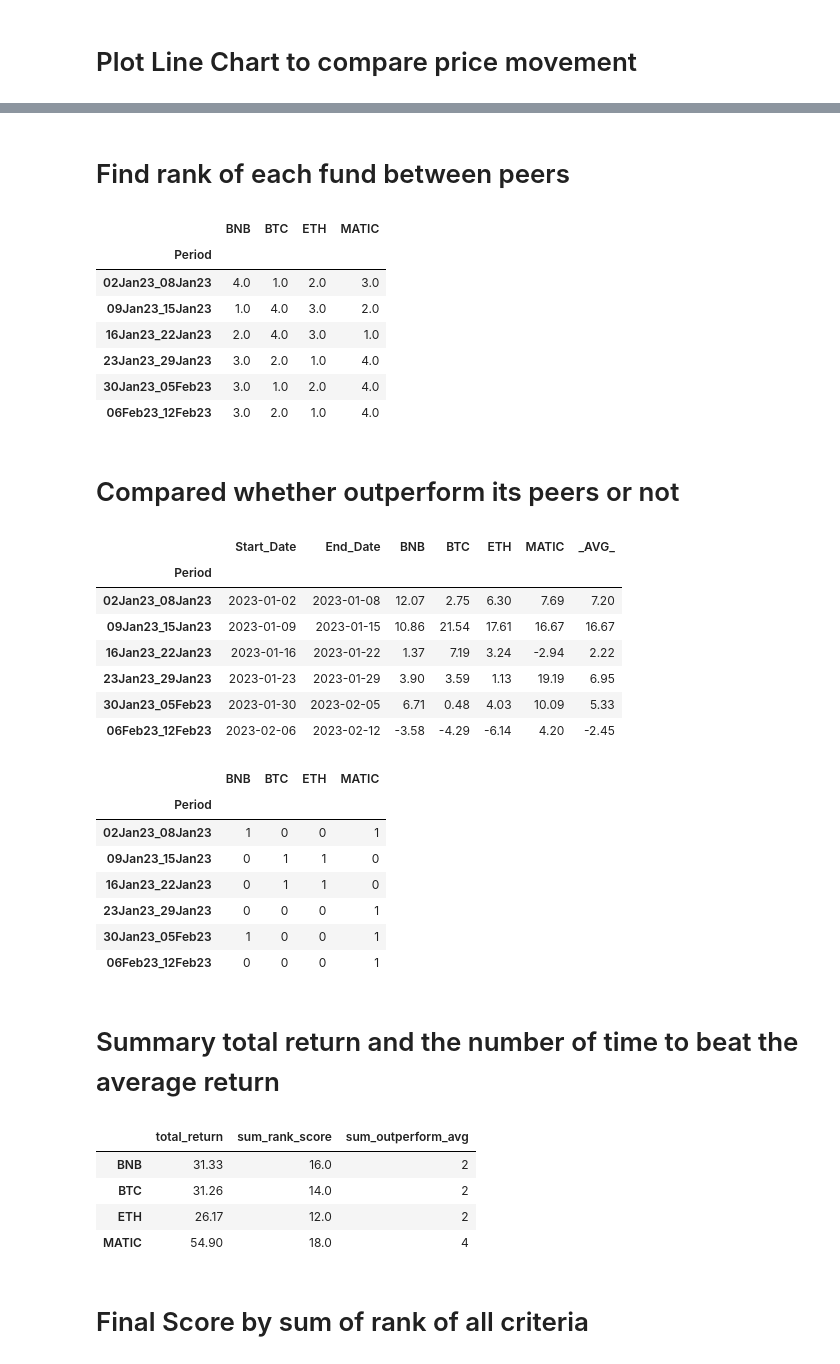
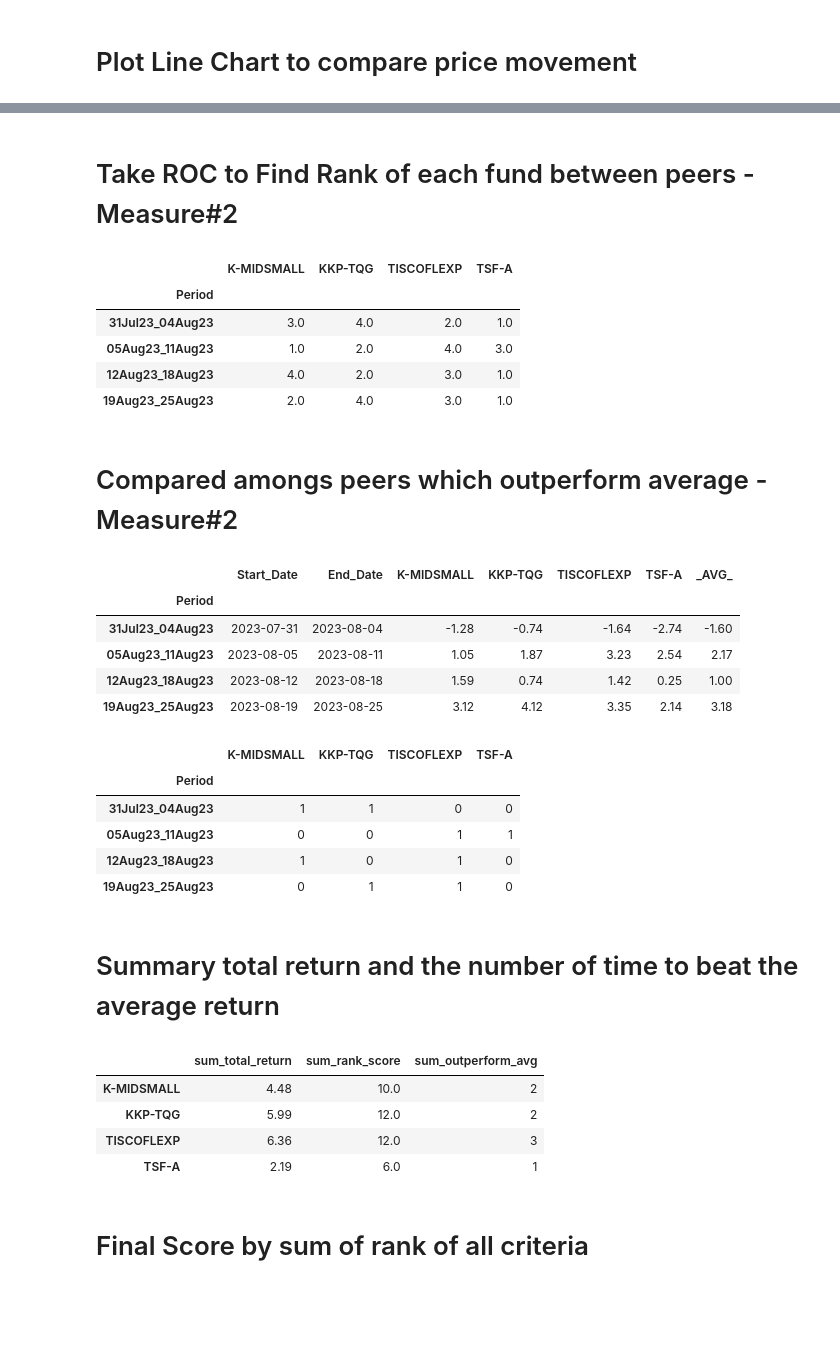
Before and after one commit to technqvi/FinQuant, a Jupyter notebook: AssetV2-Mini-ComparePerf.ipynb, the cells around one changed output, grey strips where cells are left out. Saved outputs shown, nothing was run; the diff lists cells and outputs as text; code cells hidden in the pictures; blank space fills up the shorter version.

```diff
--- a/AssetV2-Mini-ComparePerf.ipynb
+++ b/AssetV2-Mini-ComparePerf.ipynb
@@ -15,17 +16,17 @@ import seaborn
 
 isPy=False
 # %%
-from_str='2023-01-02'
-to_str='2023-02-12'
-feq ='W-SUN'  # support month=M,quater=Q,year=Y
-
+from_str='2023-0-31'
+to_str='2023-08-25'
+feq ='W-FRI'  # support month=M,quater=Q,year=Y
+# feq ='M'
 isPrintEcahPeriod=True
 removeList =[]
 # removeList = ['KKP-TQG', 'KFTHAISM']
 
 #data_file=data_path=r"D:\PythonDev\MyQuantFinProject\Data\TiscoThai_y20t22.csv"
-data_path=r"D:\PythonDev\MyQuantFinProject\Data"
-data_file=os.path.join(data_path,"4MyCrypto_Y23.csv")
+data_path=r"D:\PythonDev\MyQuantFinProject\data"
+data_file=os.path.join(data_path,"4thai-small_may-aug23.csv")
 
 report_path="D:\PythonDev\MyQuantFinProject\Data\Report"
 # %%
@@ -467,5 +424,5 @@ Add column by each ROC of symbol
 # %% [markdown]
-# Find rank of each fund between peers
+# Take ROC to Find Rank of each fund between peers  - Measure#2
 # %%
 def find_rank(fund_temp,list_fundX,FinalRank_ColName):
     fundPerfRank=fund_temp[list_fundX]
@@ -482,27 +439,23 @@ fundRank_df=find_rank(fundPerfByPeriod_df[list_fund_name],list_fund_name,rankCol
 fundRank_df=fundRank_df.T  # tranpose back to same format as others
 fundRank_df
 # %% [output]
-|  | BNB | BTC | ETH | MATIC |
+|  | K-MIDSMALL | KKP-TQG | TISCOFLEXP | TSF-A |
 | Period |  |  |  |  |
-| 02Jan23_08Jan23 | 4.0 | 1.0 | 2.0 | 3.0 |
-| 09Jan23_15Jan23 | 1.0 | 4.0 | 3.0 | 2.0 |
-| 16Jan23_22Jan23 | 2.0 | 4.0 | 3.0 | 1.0 |
-| 23Jan23_29Jan23 | 3.0 | 2.0 | 1.0 | 4.0 |
-| 30Jan23_05Feb23 | 3.0 | 1.0 | 2.0 | 4.0 |
-| 06Feb23_12Feb23 | 3.0 | 2.0 | 1.0 | 4.0 |
+| 31Jul23_04Aug23 | 3.0 | 4.0 | 2.0 | 1.0 |
+| 05Aug23_11Aug23 | 1.0 | 2.0 | 4.0 | 3.0 |
+| 12Aug23_18Aug23 | 4.0 | 2.0 | 3.0 | 1.0 |
+| 19Aug23_25Aug23 | 2.0 | 4.0 | 3.0 | 1.0 |
 # %% [markdown]
-# Compared  whether outperform its peers or not
+# Compared amongs peers which outperform  average  - Measure#2
 # %%
 fundPerfByPeriod_df
 # %% [output]
-|  | Start_Date | End_Date | BNB | BTC | ETH | MATIC | _AVG_ |
+|  | Start_Date | End_Date | K-MIDSMALL | KKP-TQG | TISCOFLEXP | TSF-A | _AVG_ |
 | Period |  |  |  |  |  |  |  |
-| 02Jan23_08Jan23 | 2023-01-02 | 2023-01-08 | 12.07 | 2.75 | 6.30 | 7.69 | 7.20 |
-| 09Jan23_15Jan23 | 2023-01-09 | 2023-01-15 | 10.86 | 21.54 | 17.61 | 16.67 | 16.67 |
-| 16Jan23_22Jan23 | 2023-01-16 | 2023-01-22 | 1.37 | 7.19 | 3.24 | -2.94 | 2.22 |
-| 23Jan23_29Jan23 | 2023-01-23 | 2023-01-29 | 3.90 | 3.59 | 1.13 | 19.19 | 6.95 |
-| 30Jan23_05Feb23 | 2023-01-30 | 2023-02-05 | 6.71 | 0.48 | 4.03 | 10.09 | 5.33 |
-| 06Feb23_12Feb23 | 2023-02-06 | 2023-02-12 | -3.58 | -4.29 | -6.14 | 4.20 | -2.45 |
+| 31Jul23_04Aug23 | 2023-07-31 | 2023-08-04 | -1.28 | -0.74 | -1.64 | -2.74 | -1.60 |
+| 05Aug23_11Aug23 | 2023-08-05 | 2023-08-11 | 1.05 | 1.87 | 3.23 | 2.54 | 2.17 |
+| 12Aug23_18Aug23 | 2023-08-12 | 2023-08-18 | 1.59 | 0.74 | 1.42 | 0.25 | 1.00 |
+| 19Aug23_25Aug23 | 2023-08-19 | 2023-08-25 | 3.12 | 4.12 | 3.35 | 2.14 | 3.18 |
 # %%
 
 def comapre_to_avg(row,fund_name):
@@ -516,30 +469,28 @@ for fund_name in list_fund_name:
     fundRefAvgScore_df[fund_name]=fundPerfByPeriod_df.apply(comapre_to_avg,axis=1,args=(fund_name,))
 fundRefAvgScore_df
 # %% [output]
-|  | BNB | BTC | ETH | MATIC |
+|  | K-MIDSMALL | KKP-TQG | TISCOFLEXP | TSF-A |
 | Period |  |  |  |  |
-| 02Jan23_08Jan23 | 1 | 0 | 0 | 1 |
-| 09Jan23_15Jan23 | 0 | 1 | 1 | 0 |
-| 16Jan23_22Jan23 | 0 | 1 | 1 | 0 |
-| 23Jan23_29Jan23 | 0 | 0 | 0 | 1 |
-| 30Jan23_05Feb23 | 1 | 0 | 0 | 1 |
-| 06Feb23_12Feb23 | 0 | 0 | 0 | 1 |
+| 31Jul23_04Aug23 | 1 | 1 | 0 | 0 |
+| 05Aug23_11Aug23 | 0 | 0 | 1 | 1 |
+| 12Aug23_18Aug23 | 1 | 0 | 1 | 0 |
+| 19Aug23_25Aug23 | 0 | 1 | 1 | 0 |
 # %% [markdown]
 # Summary total return and the number of time to beat the average return
 # %%
 dfSummary=pd.concat([\
-                     fundPerfByPeriod_df[list_fund_name].sum().to_frame(name='total_return'),\
+                     fundPerfByPeriod_df[list_fund_name].sum().to_frame(name='sum_total_return'),\
                      fundRank_df.sum().to_frame(name='sum_rank_score'),\
                      fundRefAvgScore_df.sum().to_frame(name='sum_outperform_avg')
                     ],axis=1)
 dfSummary.fillna(value=0,inplace=True)
 dfSummary
 # %% [output]
-|  | total_return | sum_rank_score | sum_outperform_avg |
-| BNB | 31.33 | 16.0 | 2 |
-| BTC | 31.26 | 14.0 | 2 |
-| ETH | 26.17 | 12.0 | 2 |
-| MATIC | 54.90 | 18.0 | 4 |
+|  | sum_total_return | sum_rank_score | sum_outperform_avg |
+| K-MIDSMALL | 4.48 | 10.0 | 2 |
+| KKP-TQG | 5.99 | 12.0 | 2 |
+| TISCOFLEXP | 6.36 | 12.0 | 3 |
+| TSF-A | 2.19 | 6.0 | 1 |
 # %% [markdown]
 # Final Score by sum of rank of all criteria
 # %%
```
Also changed, not shown: parts of 17 cells of this notebook, 9 other files.
